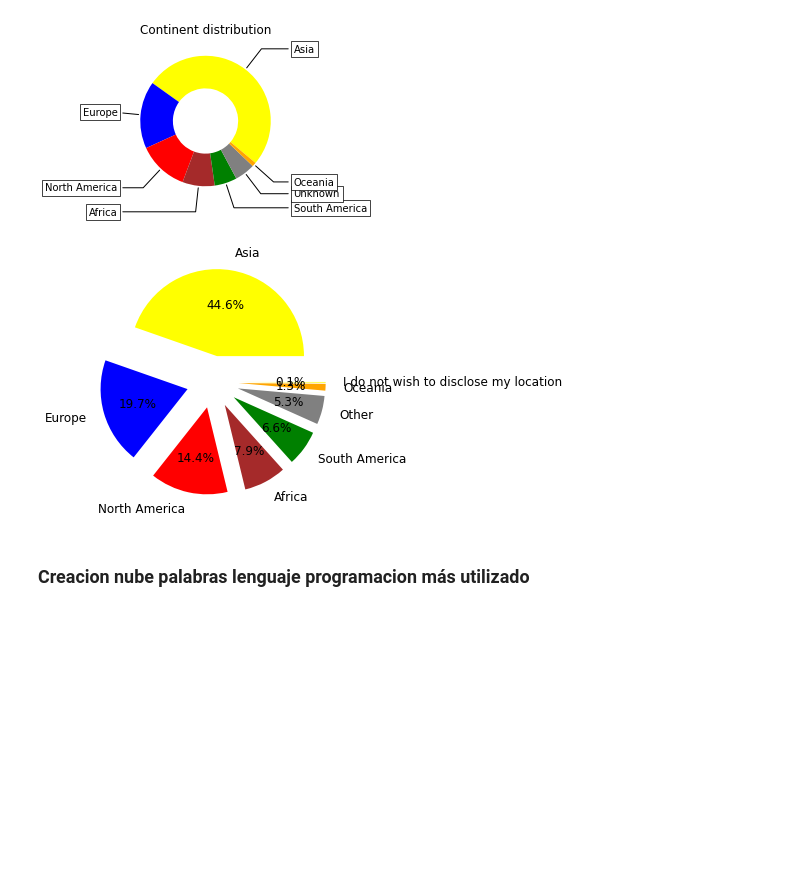
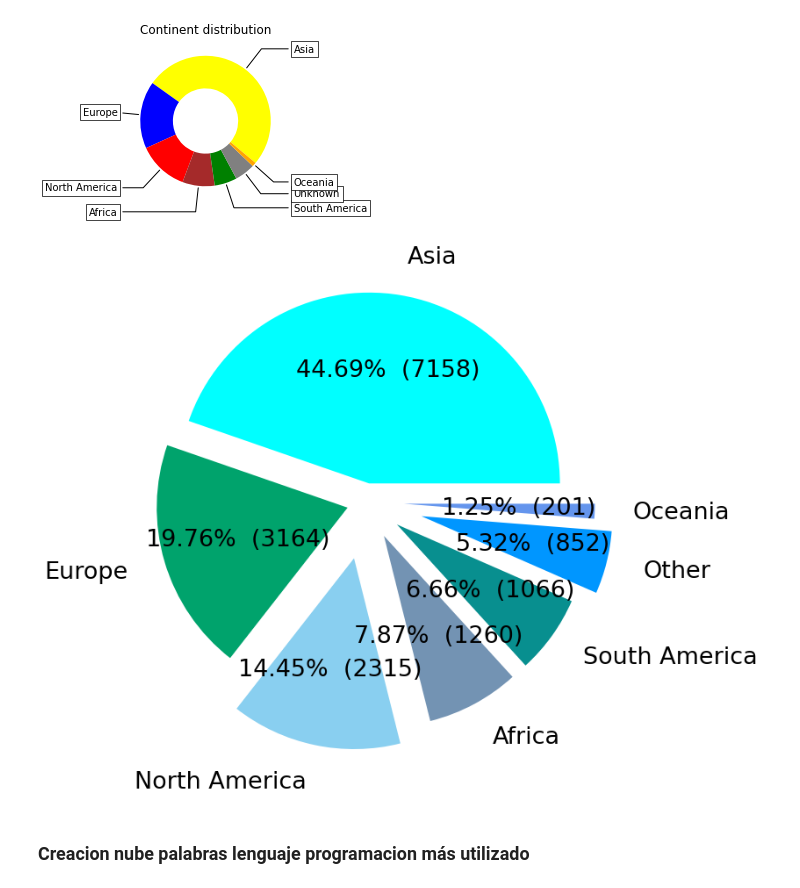
Before and after one commit to Adalab/project-da-promo-c-module-2-team-1, a Jupyter notebook: code/code_sonia_global.ipynb, the cells around one changed output. Drawn from its saved outputs; the diff is of its cells as text; code cells hidden in the pictures; blank space fills up the shorter version.

```diff
--- a/code/code_sonia_global.ipynb
+++ b/code/code_sonia_global.ipynb
@@ -44,3 +45,6 @@ df_glo.head(3)
 df_glo.shape
 # %% [output]
 (16038, 14)
+# %%
+df_continent_a=df_glo.drop(df_glo[df_glo['continent']=='I do not wish to disclose my location'].index,axis=0, inplace=False)
+df_continent_a['continent'].unique()
@@ -47,5 +54,5 @@ df_glo.shape
 # %%
-df_continent_frec=pd.DataFrame(df_glo['continent'].value_counts())
+df_continent_frec=pd.DataFrame(df_continent_a['continent'].value_counts())
 df_continent_frec
 # %% [output]
 |  | continent |
@@ -88,13 +94,20 @@ plt.show()
 #He intentado poner los porcentajes tambien pero desaparecian las etiquetas. Podria seguir investigando.
 # %% [output]
 [figure]
+# %%
+def make_autopct(values):
+    def my_autopct(pct):
+        total = sum(values)
+        val = int(round(pct*total/100.0))
+        return '{p:.2f}%  ({v:d})'.format(p=pct,v=val)
+    return my_autopct
 # %%
-plt.figure()
-plt.pie(df_continent_frec['continent'],labels=df_continent_frec.index, labeldistance=1.2, explode=(0.3,0.3,0.3,0.3,0.3,0.3,0.3,0.3,),textprops={'fontsize': 12},autopct='%1.1f%%',colors=['yellow','blue','red','brown','green','grey','orange'])
+plt.figure(figsize=(15,10))
+plt.pie(df_continent_frec['continent'],labels=df_continent_frec.index, labeldistance=1.2, explode=(0.1,0.1,0.3,0.2,0.2,0.3,0.2),textprops={'fontsize': 27},autopct=make_autopct(df_continent_frec['continent']),colors=['#00FFFF', '#00A36C', '#89CFF0','#7393B3','#088F8F','#0096FF','#6495ED'])
 #plt.savefig('../graphs/sonia_continent_pie_sep.png')
 plt.show()
 # %% [output]
-[figure, old version]
+[figure, new version]
 # %% [markdown]
 ### Creacion nube palabras lenguaje programacion más utilizado
 # %%
```
Also changed, not shown: parts of 3 cells of this notebook, 6 other files.
